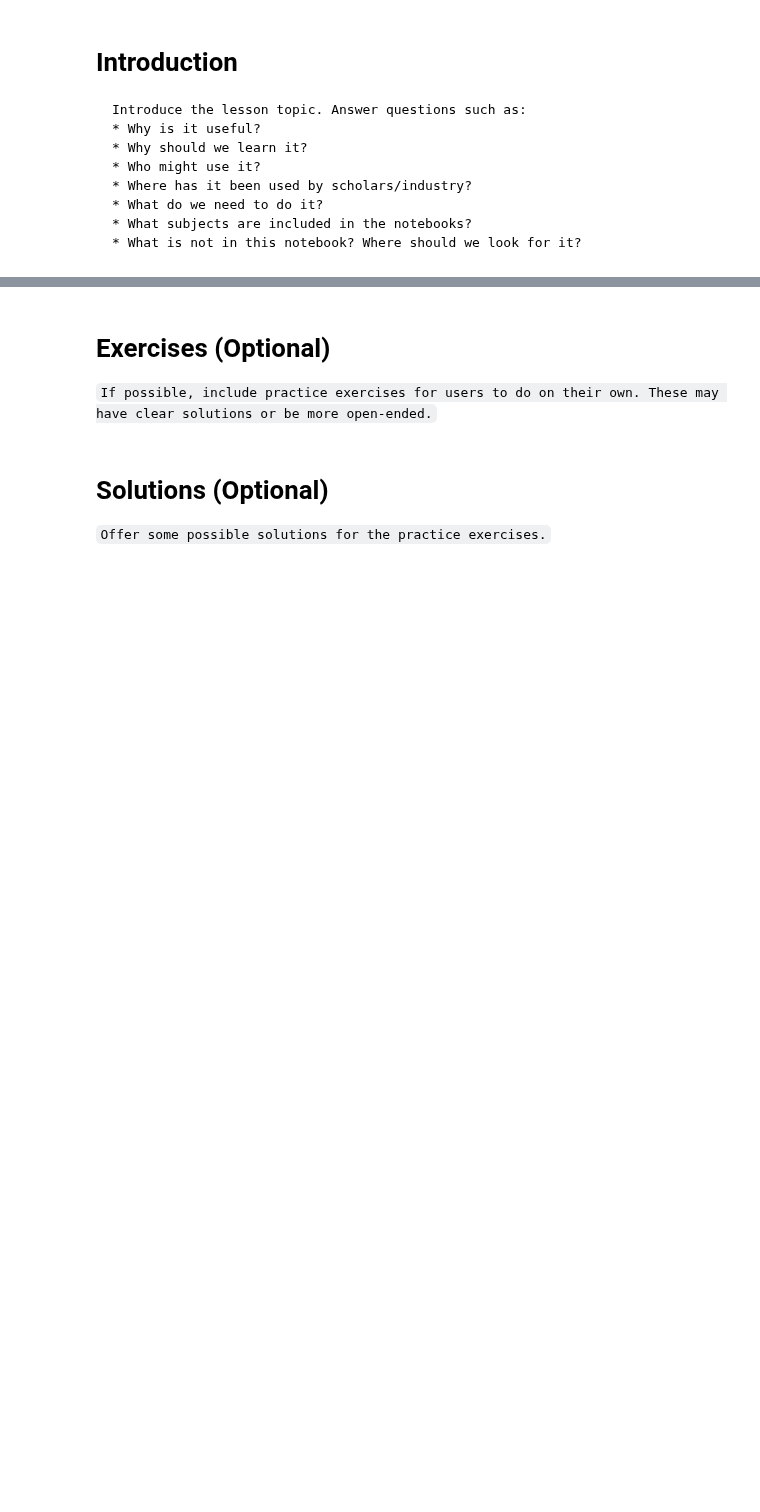
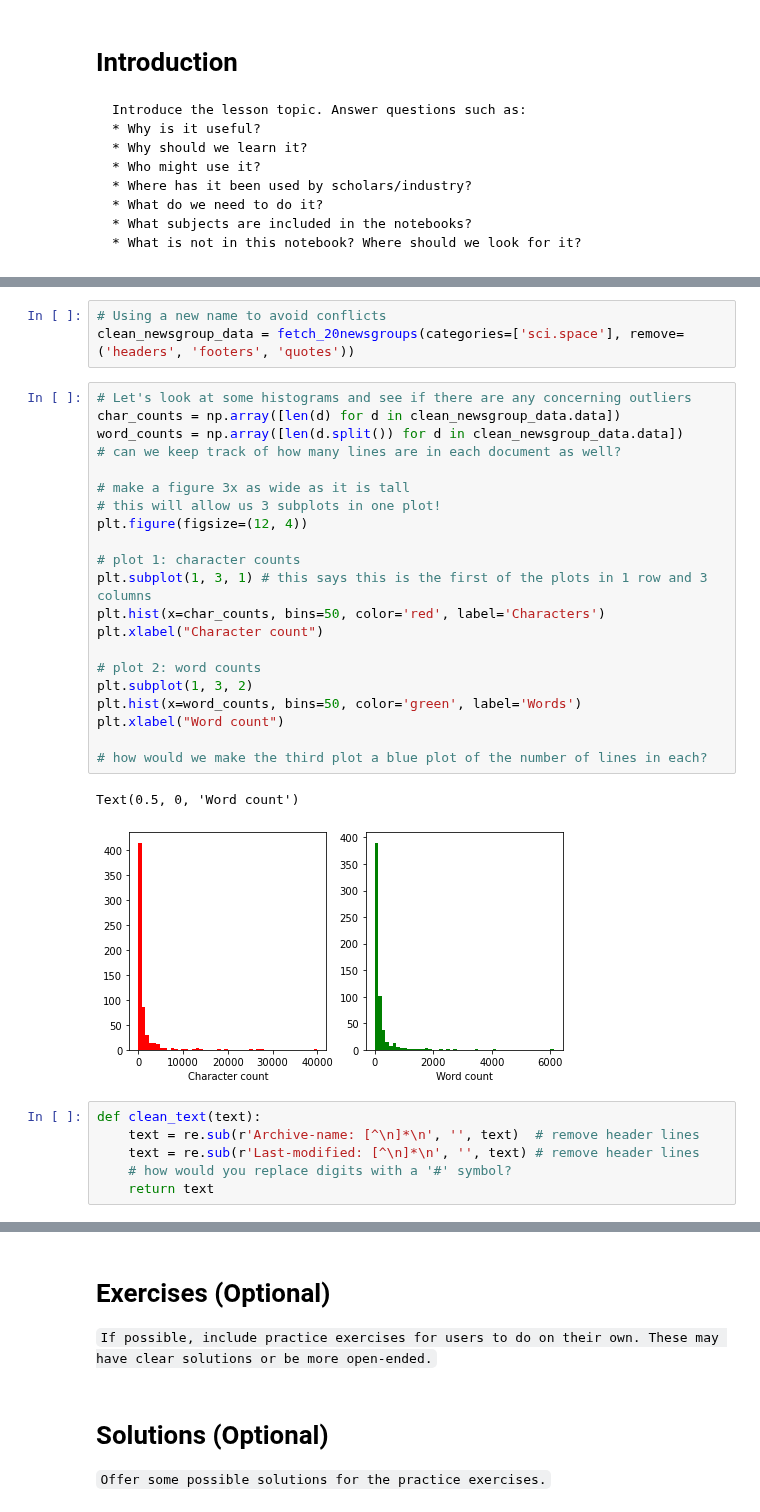
Before and after one commit to xandaschofield/tapi-text-data, a Jupyter notebook: textcuration-2.ipynb, the cells around one changed output, grey strips where cells are left out. Saved outputs shown, nothing was run; the diff lists cells and outputs as text; blank space fills up the shorter version.

```diff
--- a/textcuration-2.ipynb
+++ b/textcuration-2.ipynb
@@ -205,0 +200,33 @@ ___
+# %%
+# Using a new name to avoid conflicts
+clean_newsgroup_data = fetch_20newsgroups(categories=['sci.space'], remove=('headers', 'footers', 'quotes'))
+# %%
+# Let's look at some histograms and see if there are any concerning outliers
+char_counts = np.array([len(d) for d in clean_newsgroup_data.data])
+word_counts = np.array([len(d.split()) for d in clean_newsgroup_data.data])
+# can we keep track of how many lines are in each document as well?
+
+# make a figure 3x as wide as it is tall
+# this will allow us 3 subplots in one plot!
+plt.figure(figsize=(12, 4))
+
+# plot 1: character counts
+plt.subplot(1, 3, 1) # this says this is the first of the plots in 1 row and 3 columns
+plt.hist(x=char_counts, bins=50, color='red', label='Characters')
+plt.xlabel("Character count")
+
+# plot 2: word counts
+plt.subplot(1, 3, 2)
+plt.hist(x=word_counts, bins=50, color='green', label='Words')
+plt.xlabel("Word count")
+
+# how would we make the third plot a blue plot of the number of lines in each?
+# %% [output]
+Text(0.5, 0, 'Word count')
+[figure, added]
+# %%
+def clean_text(text):
+    text = re.sub(r'Archive-name: [^\n]*\n', '', text)  # remove header lines
+    text = re.sub(r'Last-modified: [^\n]*\n', '', text) # remove header lines
+    # how would you replace digits with a '#' symbol?
+    return text
```
Also changed, not shown: parts of 29 cells of this notebook, 1 other file.
